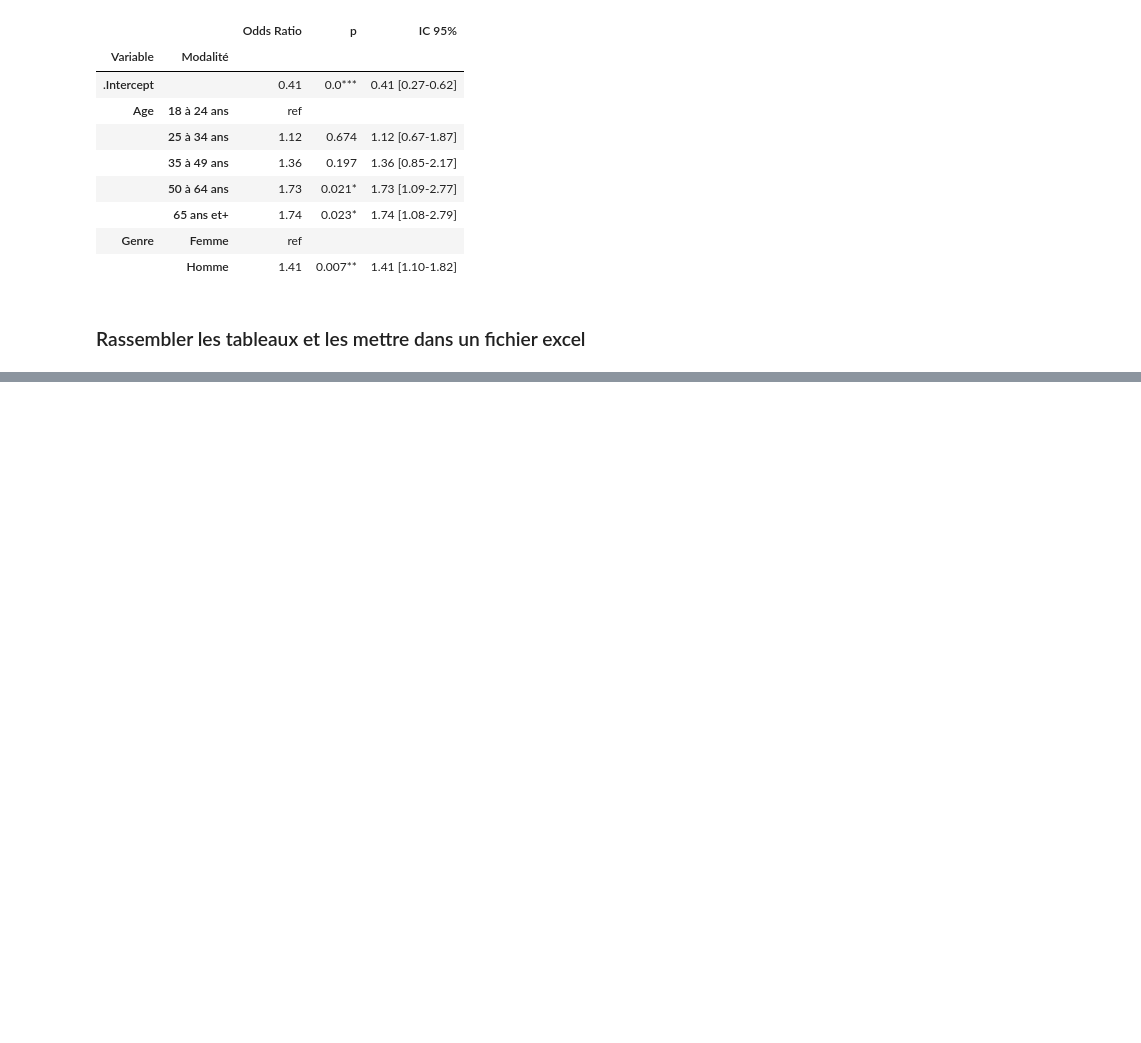
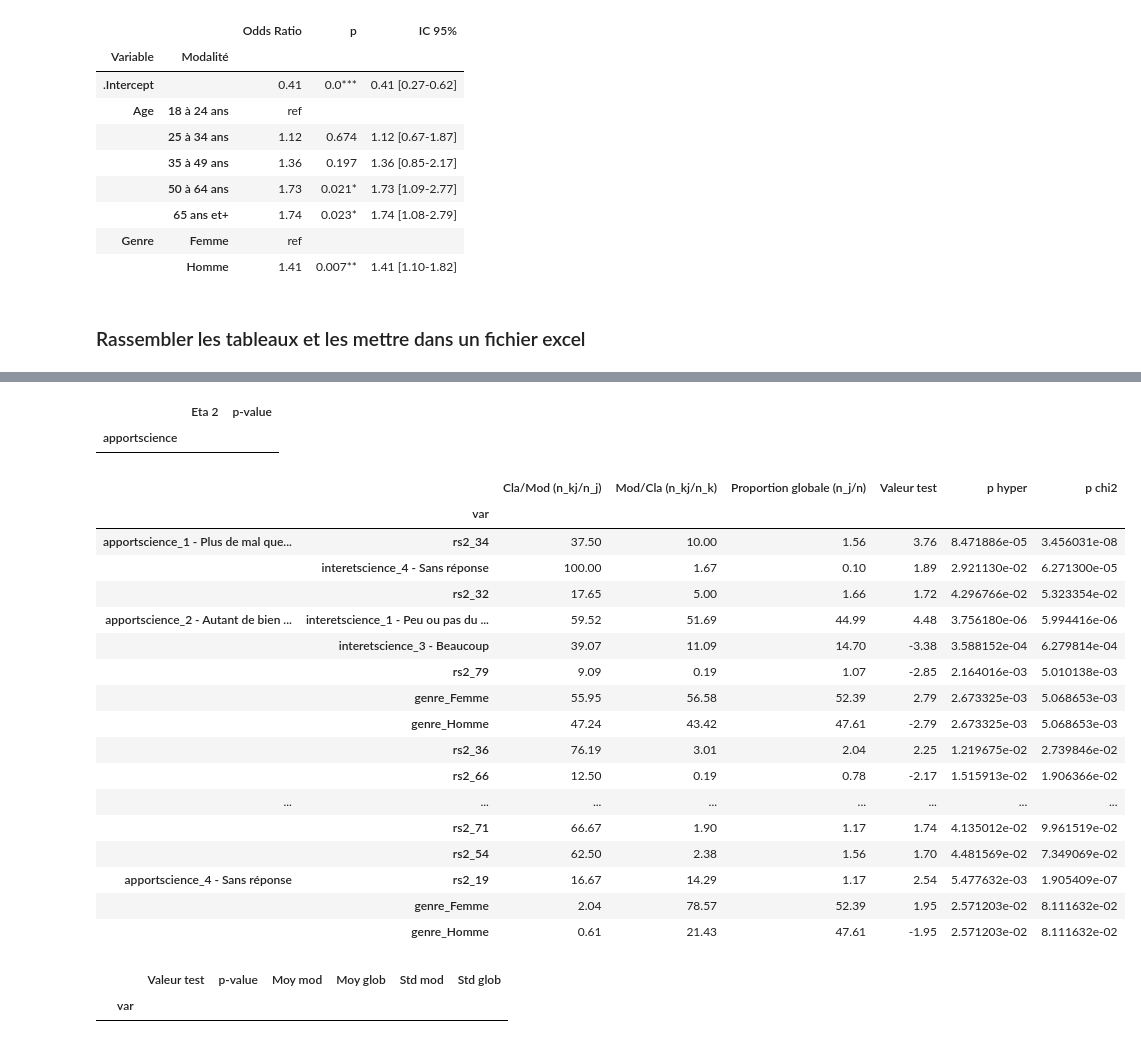
Before and after one commit to emilienschultz/pyshs-bib, a Jupyter notebook: docs/Exemple PySHS.ipynb, the cells around one changed output, grey strips where cells are left out. Cells and saved outputs as stored; diff of their text form; code cells hidden in the pictures; blank space fills up the shorter version.

Commit message:
ajouts catdes

```diff
--- a/docs/Exemple PySHS.ipynb
+++ b/docs/Exemple PySHS.ipynb
@@ -160,0 +166,6 @@ pyshs.vers_excel(tableaux,"resultats.xlsx")
+# %%
+var_quali, var_num, mod_quali, mod_num = pyshs.catdes(data,
+                                                vardep = "apportscience",
+                                                varindep = ["genre","interetscience","rs2"],
+                                                weight="poids1",
+                                                mod = True)
@@ -160,0 +180,31 @@ pyshs.vers_excel(tableaux,"resultats.xlsx")
+# %%
+var_num
+# %% [output]
+|  | Eta 2 | p-value |
+| apportscience |  |  |
+# %%
+mod_quali
+# %% [output]
+|  |  | Cla/Mod (n_kj/n_j) | Mod/Cla (n_kj/n_k) | Proportion globale (n_j/n) | Valeur test | p hyper | p chi2 |
+|  | var |  |  |  |  |  |  |
+| apportscience_1 - Plus de mal que... | rs2_34 | 37.50 | 10.00 | 1.56 | 3.76 | 8.471886e-05 | 3.456031e-08 |
+|  | interetscience_4 - Sans réponse | 100.00 | 1.67 | 0.10 | 1.89 | 2.921130e-02 | 6.271300e-05 |
+|  | rs2_32 | 17.65 | 5.00 | 1.66 | 1.72 | 4.296766e-02 | 5.323354e-02 |
+| apportscience_2 - Autant de bien ... | interetscience_1 - Peu ou pas du ... | 59.52 | 51.69 | 44.99 | 4.48 | 3.756180e-06 | 5.994416e-06 |
+|  | interetscience_3 - Beaucoup | 39.07 | 11.09 | 14.70 | -3.38 | 3.588152e-04 | 6.279814e-04 |
+|  | rs2_79 | 9.09 | 0.19 | 1.07 | -2.85 | 2.164016e-03 | 5.010138e-03 |
+|  | genre_Femme | 55.95 | 56.58 | 52.39 | 2.79 | 2.673325e-03 | 5.068653e-03 |
+|  | genre_Homme | 47.24 | 43.42 | 47.61 | -2.79 | 2.673325e-03 | 5.068653e-03 |
+|  | rs2_36 | 76.19 | 3.01 | 2.04 | 2.25 | 1.219675e-02 | 2.739846e-02 |
+|  | rs2_66 | 12.50 | 0.19 | 0.78 | -2.17 | 1.515913e-02 | 1.906366e-02 |
+| ... | ... | ... | ... | ... | ... | ... | ... |
+|  | rs2_71 | 66.67 | 1.90 | 1.17 | 1.74 | 4.135012e-02 | 9.961519e-02 |
+|  | rs2_54 | 62.50 | 2.38 | 1.56 | 1.70 | 4.481569e-02 | 7.349069e-02 |
+| apportscience_4 - Sans réponse | rs2_19 | 16.67 | 14.29 | 1.17 | 2.54 | 5.477632e-03 | 1.905409e-07 |
+|  | genre_Femme | 2.04 | 78.57 | 52.39 | 1.95 | 2.571203e-02 | 8.111632e-02 |
+|  | genre_Homme | 0.61 | 21.43 | 47.61 | -1.95 | 2.571203e-02 | 8.111632e-02 |
+# %%
+mod_num
+# %% [output]
+|  |  | Valeur test | p-value | Moy mod | Moy glob | Std mod | Std glob |
+|  | var |  |  |  |  |  |  |
```
Also changed, not shown: parts of 3 cells of this notebook, 1 other file.
